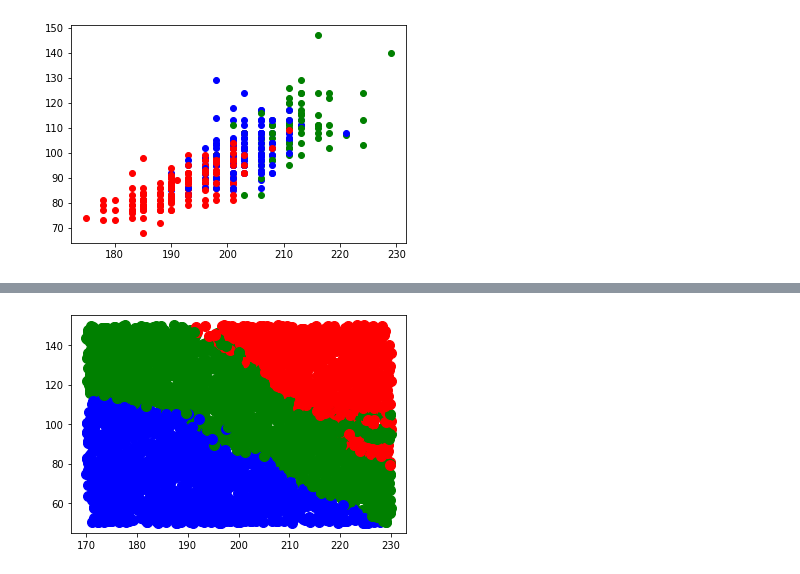
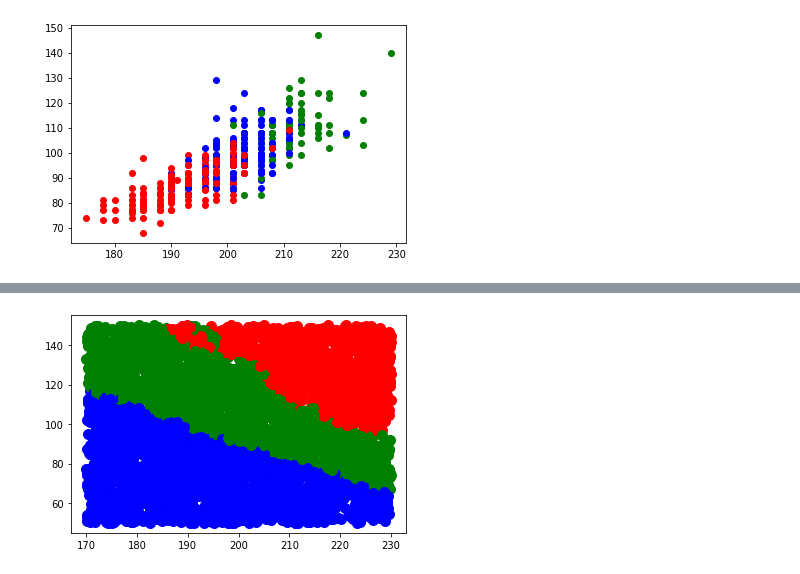
Before and after one commit to HanYang-AI/HYAI, a Jupyter notebook: 4_K_Nearest_Neighbor_과제.ipynb, the cells around one changed output, grey strips where cells are left out. Saved outputs shown, nothing was run; the diff lists cells and outputs as text; code cells hidden in the pictures.

```diff
--- a/4_K_Nearest_Neighbor_과제.ipynb
+++ b/4_K_Nearest_Neighbor_과제.ipynb
@@ -83,15 +81,15 @@ for i in range(4000):
 # %%
 import matplotlib.pyplot as plt
 
 for i in range(len(x_sample)):
-    if knn(x_sample[i], x_train, y_train,  19) == 'C':
+    if knn(x_sample[i], x_train, y_train,  62) == 'C':
         plt.scatter(x_sample[i][0], x_sample[i][1], s=100, c='r')
-    elif knn(x_sample[i], x_train, y_train,  19) == 'F':
+    elif knn(x_sample[i], x_train, y_train,  62) == 'F':
         plt.scatter(x_sample[i][0], x_sample[i][1], s=100, c='g')
     else:
         plt.scatter(x_sample[i][0], x_sample[i][1], s=100, c='b')
 # %% [output]
-[figure, old version]
+[figure, new version]
 # %%
 a = float(input('키를 입력해주세요: '))
 b = float(input('몸무게를 입력해주세요: '))
```
Also changed, not shown: parts of 3 cells of this notebook.
